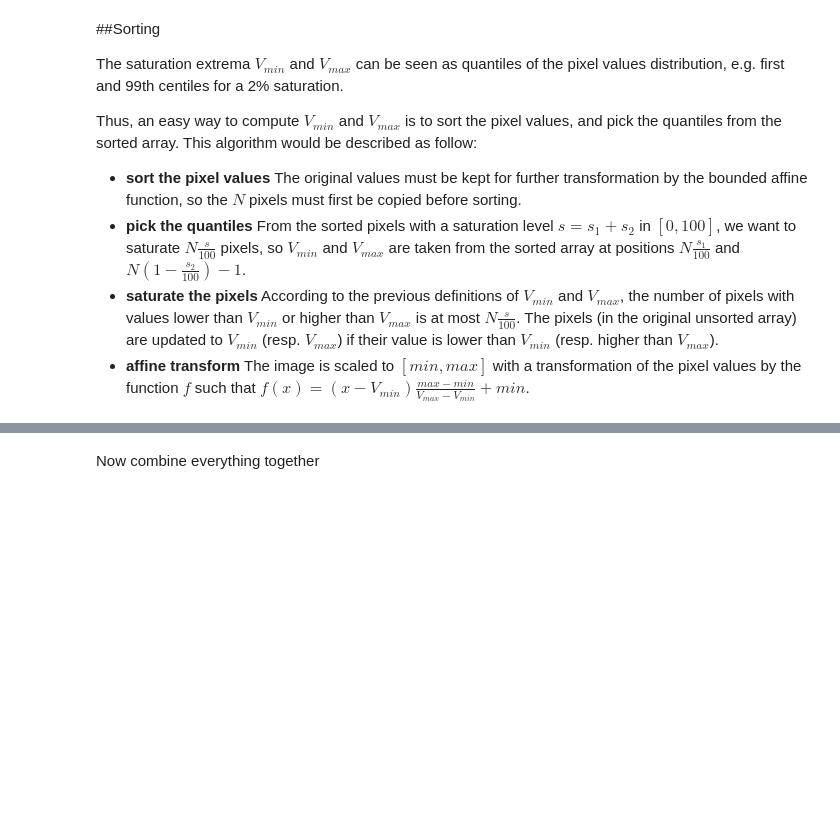
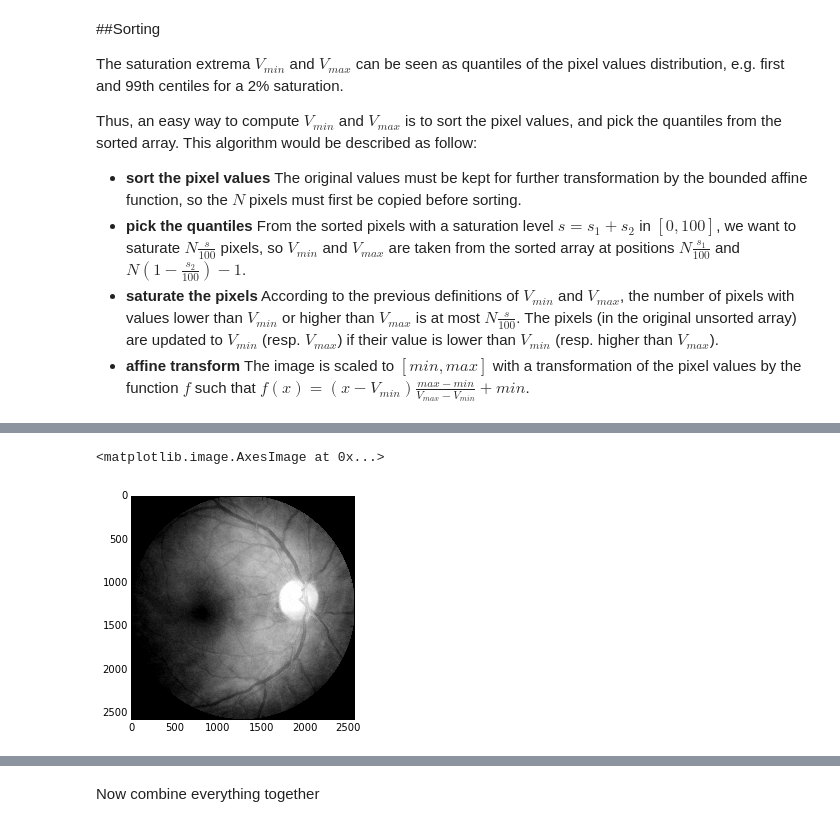
Before and after one commit to fierval/retina, a Jupyter notebook: DiabeticRetinopathy/ColorBalance.ipynb, the cells around one changed output, grey strips where cells are left out. Drawn from its saved outputs; the diff is of its cells as text; code cells hidden in the pictures; blank space fills up the shorter version.

```diff
--- a/DiabeticRetinopathy/ColorBalance.ipynb
+++ b/DiabeticRetinopathy/ColorBalance.ipynb
@@ -66,9 +65,4 @@ plt.plot(histo)
 # %%
 s1 = 1.
 s2 = 1.
+N = img_r.shape[0] * img_r.shape[1]
-# %%
-# search vmin and vmax
-N = len(img_r)
-vmin = 0
-while histo[vmin + 1] <= N * s1 / 100:
-    vmin = vmin + 1
@@ -75 +71,3 @@ while histo[vmin + 1] <= N * s1 / 100:
+# %%
+vmin = np.argmin(histo <= N * s1 / 100)
 # %%
@@ -81,7 +79,11 @@ if vmax < 255 - 1:
 # %%
 scale = 255. / (vmax - vmin)
 img_r = np.maximum(img_r, vmin) # saturate values smaller than the minimal
 img_r = np.minimum(img_r, vmax) # saturater values larger than vmax
 img_r = (img_r - vmin) * scale
-img_r = np.array(img_r, dtype=int)
 img_r = np.reshape(img_r, img[:,:,0].shape)
+img_r = np.array(img_r, dtype=np.uint8)
+plt.imshow(img_r, cmap='gray')
+# %% [output]
+<matplotlib.image.AxesImage at 0x...>
+[figure, added]
```
Also changed, not shown: parts of 18 cells of this notebook, 1 other file.
